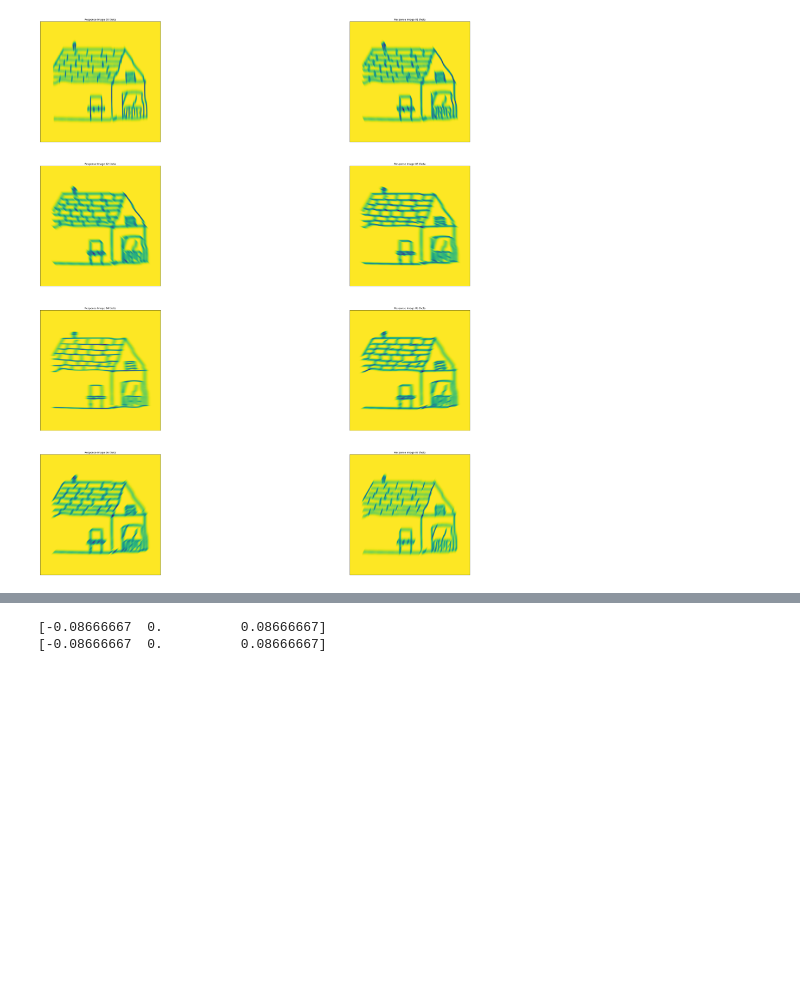
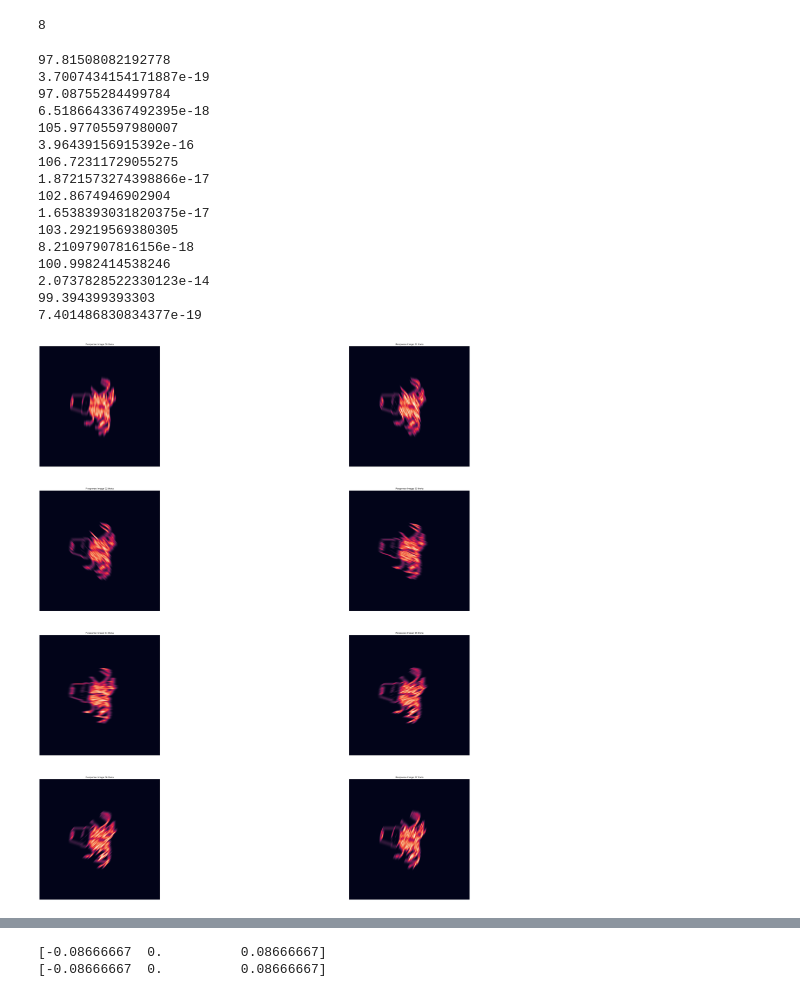
Before and after one commit to MariiaDrozdova/shape-retrieval, a Jupyter notebook: gabor_filter.ipynb, the cells around one changed output, grey strips where cells are left out. Drawn from its saved outputs; the diff is of its cells as text; code cells hidden in the pictures; blank space fills up the shorter version.

```diff
--- a/gabor_filter.ipynb
+++ b/gabor_filter.ipynb
@@ -7,9 +8,10 @@ import numpy as np
 %matplotlib inline
 # %%
-image = cv2.imread("/Users/yingyu/INF574/sketchs/barn/train/888.png")
+image = cv2.imread("/Users/yingyu/INF574/images/m1004_outfile_1.jpg")
 image = cv2.cvtColor(image, cv2.COLOR_BGR2RGB)
 # %%
 plt.imshow(image)
 plt.show()
 image = cv2.resize(image, (600, 600), interpolation=cv2.INTER_CUBIC)
+image = cv2.cvtColor(image,cv2.COLOR_RGB2GRAY)
 # %% [output]
@@ -96,0 +102,5 @@ def get_gabor_response(theta, img):
+# %%
+a = [[1,2],[2,3]]
+np.sum(a)
+# %% [output]
+8
@@ -97,13 +121,31 @@ def get_gabor_response(theta, img):
 # %%
 # gabor bank response test
 #image = cv2.cvtColor(image,cv2.COLOR_RGB2GRAY)
 thetas = np.linspace(0,math.pi,9)[:-1]
 plt.figure(figsize=(50,50))
 for i in range (8):
     theta = thetas[i]
-    response = get_gabor_response(theta,image)
+    response = get_gabor_response1(theta,edges,0.13)
+    print(np.amax(response))
+    print(np.amin(response))
     plt.subplot(4,2,i+1), plt.imshow(response)
     plt.title('Response Image %02d theta' % i), plt.xticks([]), plt.yticks([])
 plt.show()
 # %% [output]
+97.81508082192778
+3.7007434154171887e-19
+97.08755284499784
+6.5186643367492395e-18
+105.97705597980007
+3.96439156915392e-16
+106.72311729055275
+1.8721573274398866e-17
+102.8674946902904
+1.6538393031820375e-17
+103.29219569380305
+8.21097907816156e-18
+100.9982414538246
+2.0737828522330123e-14
+99.394399393303
+7.401486830834377e-19
-[figure, old version]
+[figure, new version]
```
Also changed, not shown: parts of 23 cells of this notebook, 1 other file.
